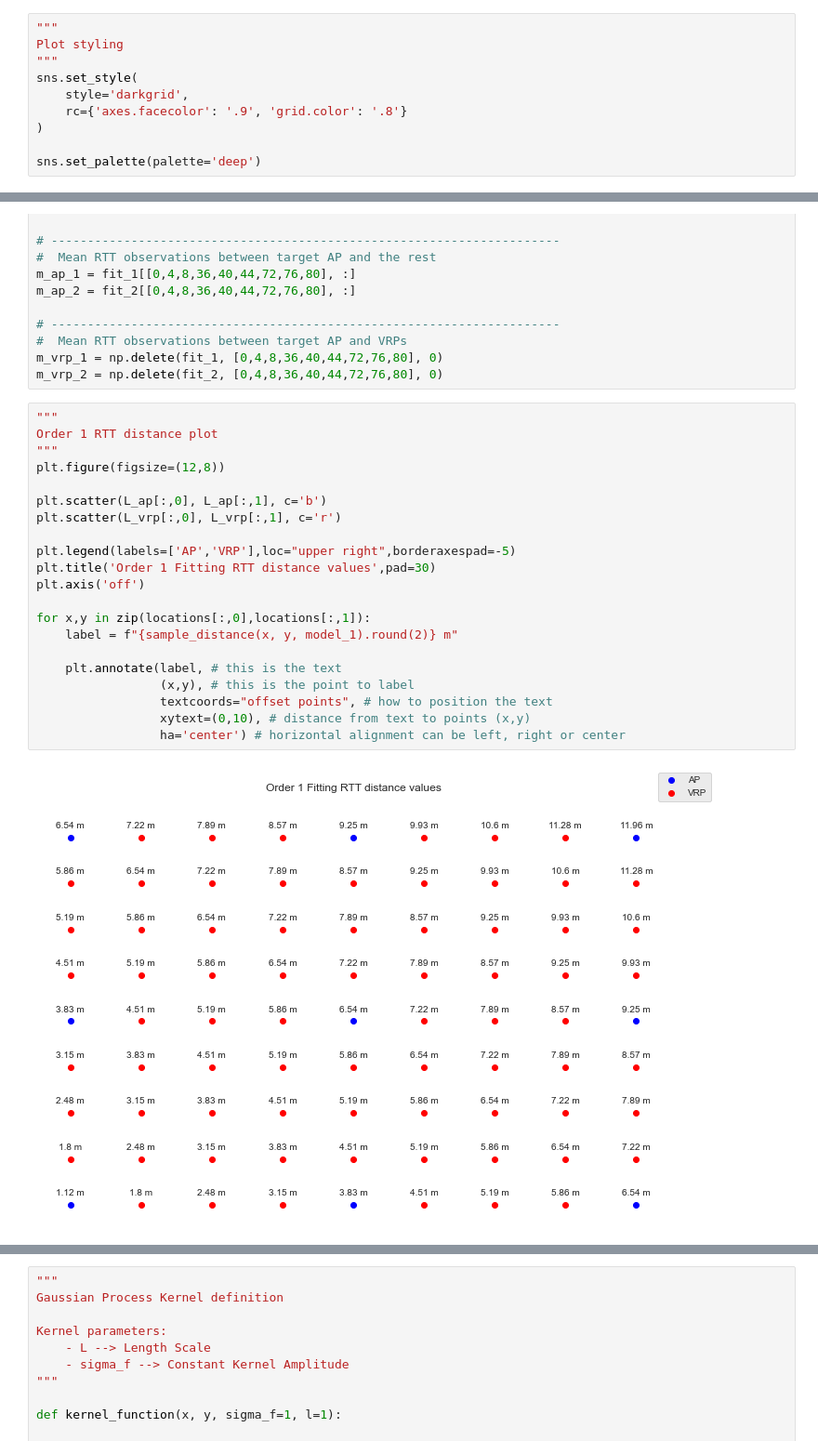
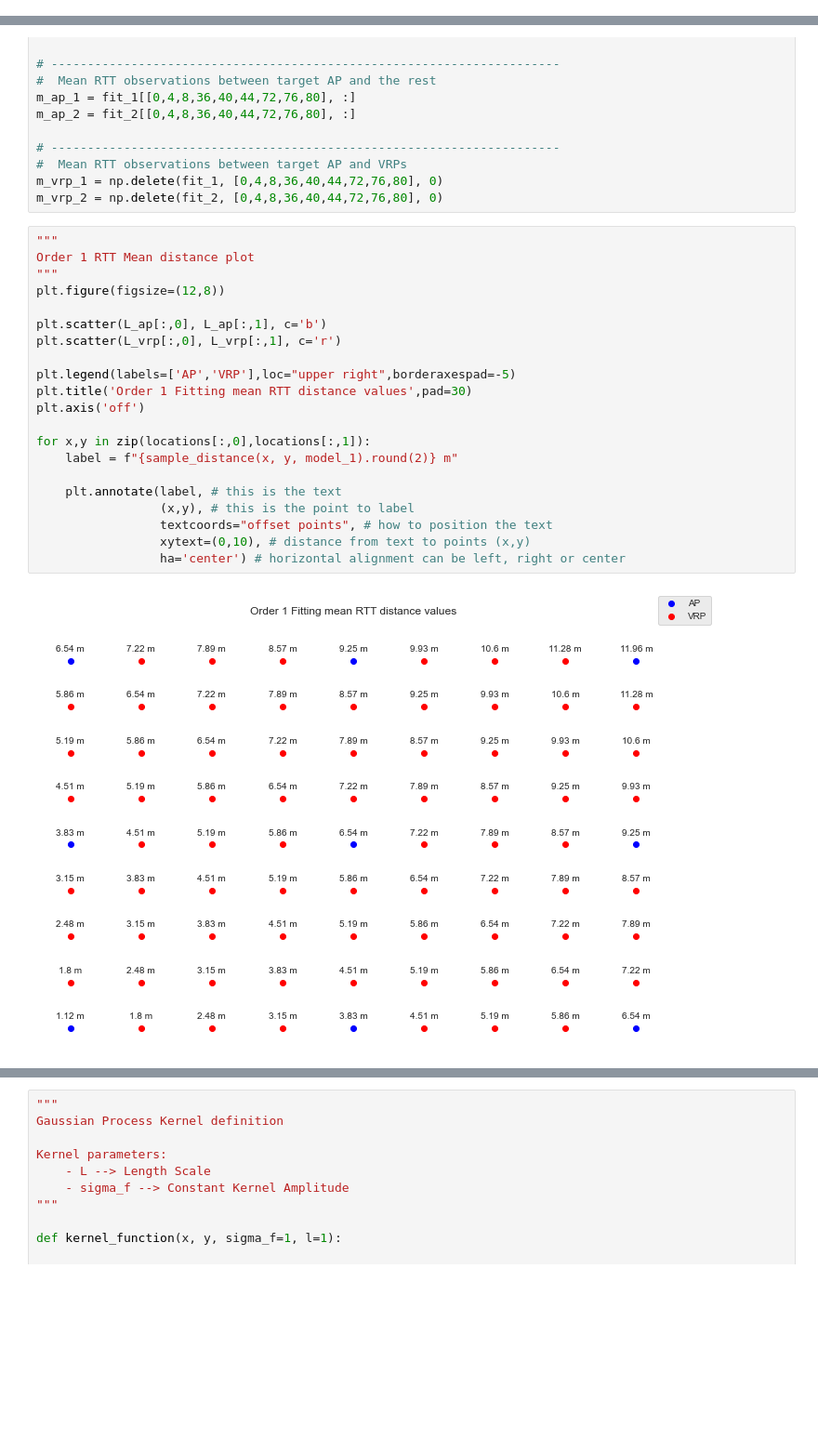
Before and after one commit to carlogattuso/Indoor_Positioning_RTT_GPR, a Jupyter notebook: src/psfm_gpr.ipynb, the cells around one changed output, grey strips where cells are left out. Shown at 93% size. Saved outputs shown, nothing was run; the diff lists cells and outputs as text; blank space fills up the shorter version.

Commit message:
renamed plots

```diff
--- a/src/psfm_gpr.ipynb
+++ b/src/psfm_gpr.ipynb
@@ -15,16 +15,6 @@ from sklearn.gaussian_process.kernels import RBF, ConstantKernel, WhiteKernel
 from sklearn.metrics import mean_squared_error, mean_absolute_error
 
 from scipy.optimize import curve_fit
-# %%
-"""
-Plot styling
-"""
-sns.set_style(
-    style='darkgrid',
-    rc={'axes.facecolor': '.9', 'grid.color': '.8'}
-)
-
-sns.set_palette(palette='deep')
 # %%
 """
 Locations plot
@@ -194,27 +184,27 @@ m_vrp_1 = np.delete(fit_1, [0,4,8,36,40,44,72,76,80], 0)
 m_vrp_2 = np.delete(fit_2, [0,4,8,36,40,44,72,76,80], 0)
 # %%
 """
-Order 1 RTT distance plot
+Order 1 RTT Mean distance plot
 """
 plt.figure(figsize=(12,8))
 
 plt.scatter(L_ap[:,0], L_ap[:,1], c='b')
 plt.scatter(L_vrp[:,0], L_vrp[:,1], c='r')
 
 plt.legend(labels=['AP','VRP'],loc="upper right",borderaxespad=-5)
-plt.title('Order 1 Fitting RTT distance values',pad=30)
+plt.title('Order 1 Fitting mean RTT distance values',pad=30)
 plt.axis('off')
 
 for x,y in zip(locations[:,0],locations[:,1]):
     label = f"{sample_distance(x, y, model_1).round(2)} m"
 
     plt.annotate(label, # this is the text
                  (x,y), # this is the point to label
                  textcoords="offset points", # how to position the text
                  xytext=(0,10), # distance from text to points (x,y)
                  ha='center') # horizontal alignment can be left, right or center
 # %% [output]
-[figure, old version]
+[figure, new version]
 # %%
 """
 Order 2 RTT distance plot
```
Also changed, not shown: parts of 1 cell of this notebook.
